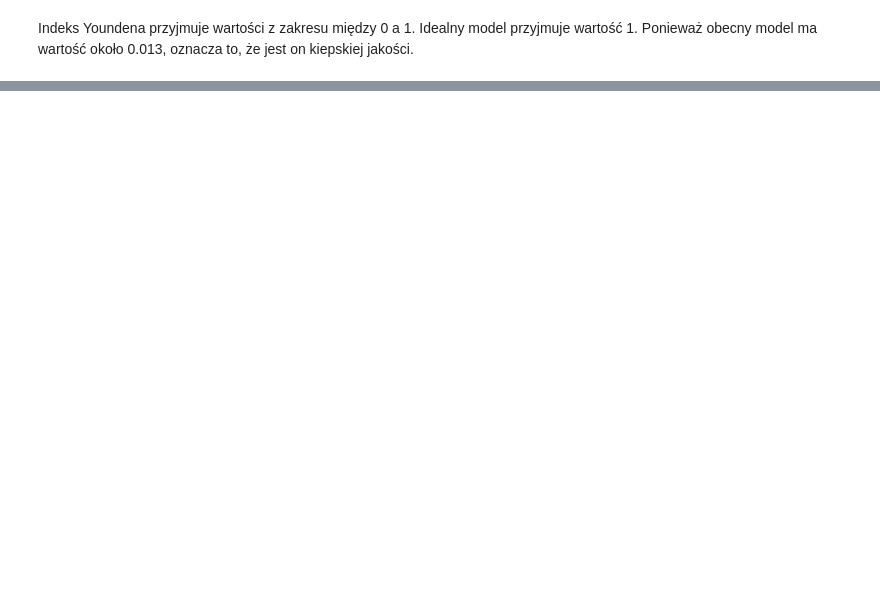
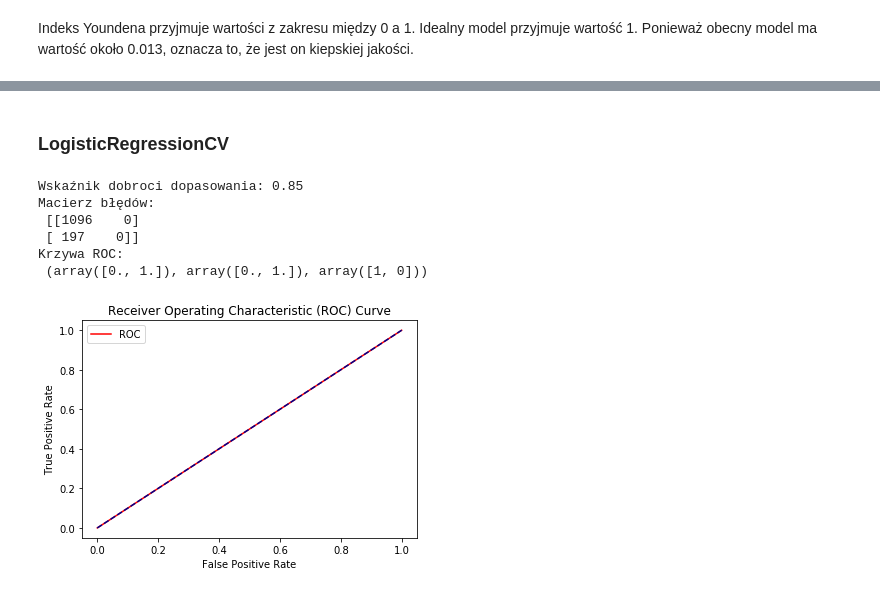
Before and after one commit to mic9410/SRD-final-project-hr-analytics, a Jupyter notebook: final_project.ipynb, the cells around one changed output, grey strips where cells are left out. Cells and saved outputs as stored; diff of their text form; code cells hidden in the pictures; blank space fills up the shorter version.

```diff
--- a/final_project.ipynb
+++ b/final_project.ipynb
@@ -625,0 +683,12 @@ Image(graph.create_png())
+# %%
+from sklearn.feature_selection import RFE
+model = LogisticRegression(solver="lbfgs")
+
+#Initializing RFE model
+rfe = RFE(model, 7)
+#Transforming data using RFE
+X_rfe = rfe.fit_transform(X,y)
+#Fitting the data to model
+model.fit(X_rfe,y)
+print(rfe.support_)
+print(rfe.ranking_)
@@ -625,0 +729,12 @@ Image(graph.create_png())
+# %%
+cols = list(X.columns)
+model = LogisticRegression(solver="lbfgs")
+#Initializing RFE model
+rfe = RFE(model, 4)
+#Transforming data using RFE
+X_rfe = rfe.fit_transform(X,y)
+#Fitting the data to model
+model.fit(X_rfe,y)
+temp = pd.Series(rfe.support_,index = cols)
+selected_features_rfe = temp[temp==True].index
+print(selected_features_rfe)
@@ -625,0 +745,4 @@ Image(graph.create_png())
+# %%
+X_selected = X[['YearsSinceLastPromotion', 'YearsWithCurrManager', 'JobInvolvement',
+       'PerformanceRating']]
+display(X_selected)
@@ -625,0 +763,27 @@ Image(graph.create_png())
+# %% [markdown]
+### LogisticRegressionCV
+# %%
+from sklearn.linear_model import LogisticRegressionCV
+X_train, X_test, y_train, y_test = train_test_split(X_selected, y, test_size = 0.3, random_state = 0)
+
+lrcv = LogisticRegressionCV(solver="lbfgs")
+lrcv.fit(X_train, y_train)
+y_pred = lrcv.predict(X_test)
+
+j_t = cutoff_youdens_j(y_test, y_pred)
+
+print("Wskaźnik dobroci dopasowania: %.2f" % accuracy_score(y_test,y_pred))
+print("Macierz błędów:\n", confusion_matrix(y_test,y_pred))
+print("Krzywa ROC:\n", roc_curve(y_test,y_pred))
+
+print()
+fpr, tpr, thresholds = roc_curve(y_test,y_pred)
+plot_roc_curve(fpr, tpr)
+# %% [output]
+Wskaźnik dobroci dopasowania: 0.85
+Macierz błędów:
+ [[1096    0]
+ [ 197    0]]
+Krzywa ROC:
+ (array([0., 1.]), array([0., 1.]), array([1, 0]))
+[figure, added]
```
Also changed, not shown: parts of 47 cells of this notebook.
